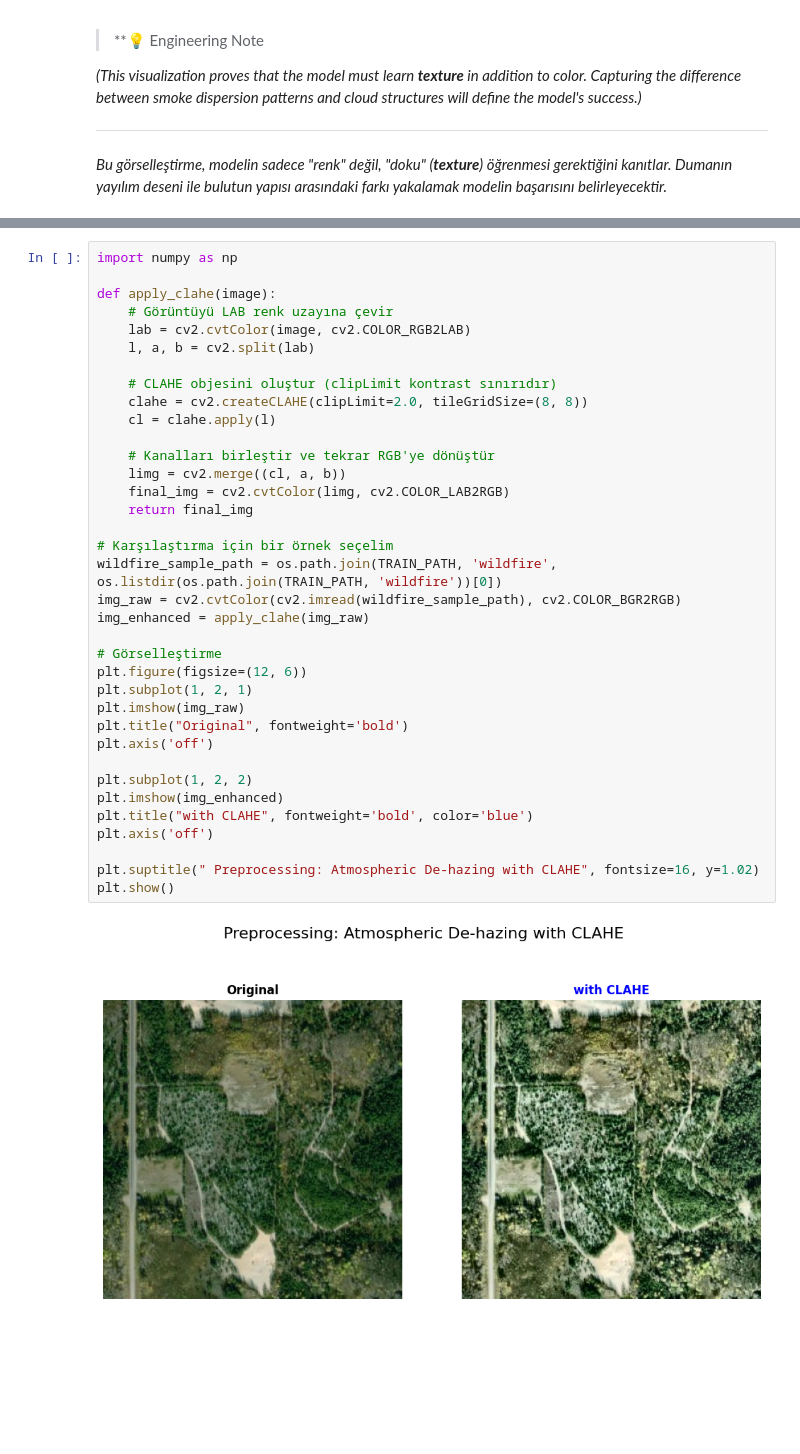
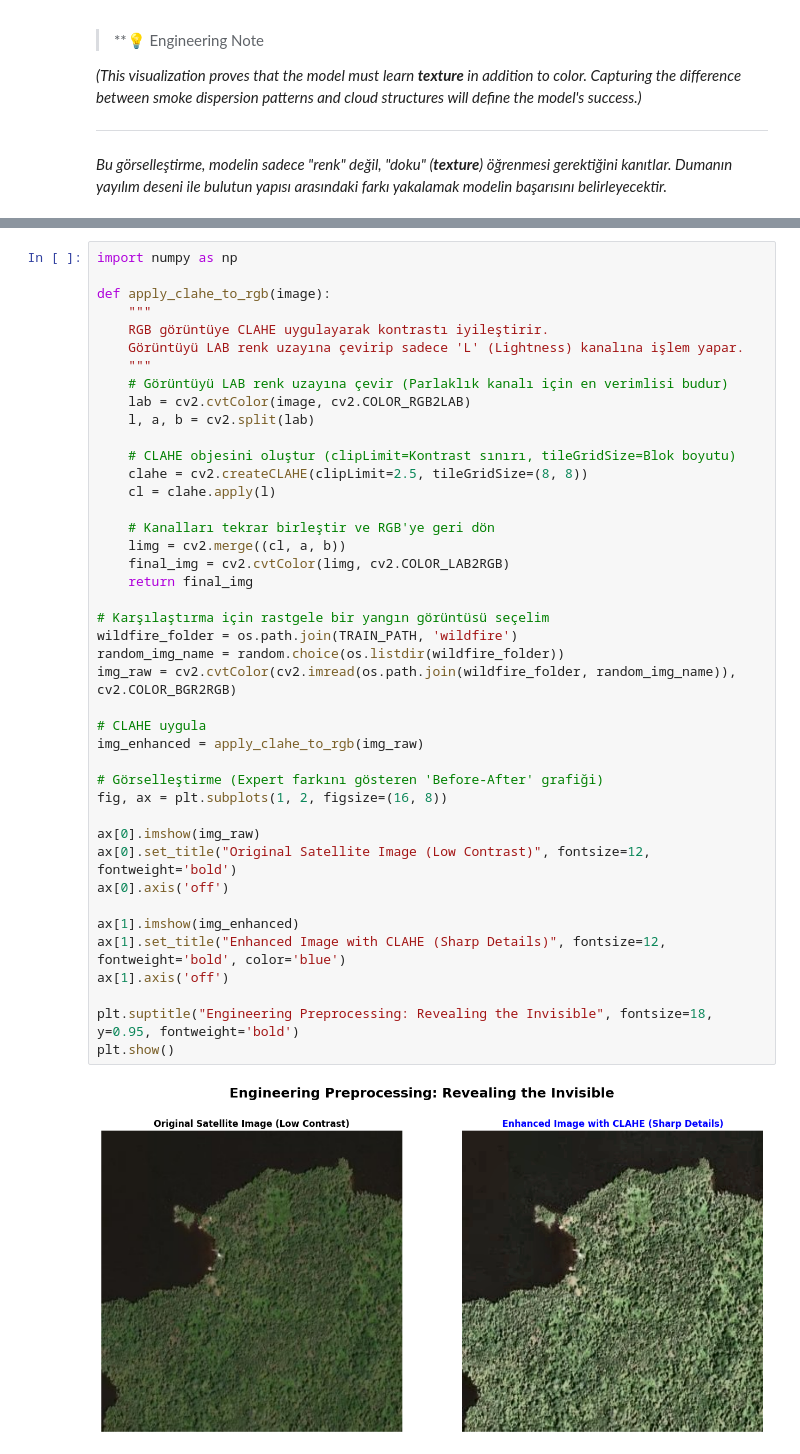
Before and after one commit to esracum/image-process-projects, a Jupyter notebook: wildfire-prediction-satellite-imagery-analysis.ipynb, the cells around one changed output, grey strips where cells are left out. Saved outputs shown, nothing was run; the diff lists cells and outputs as text; blank space fills up the shorter version.

Commit message:
Kaggle Notebook | Wildfire Prediction: Satellite Imagery Analysis  | Version 3

```diff
--- a/wildfire-prediction-satellite-imagery-analysis.ipynb
+++ b/wildfire-prediction-satellite-imagery-analysis.ipynb
@@ -141,38 +148,44 @@ Uydu görüntüleri genellikle atmosferik etkilerden dolayı düşük kontrastl
 # %%
 import numpy as np
 
-def apply_clahe(image):
-    # Görüntüyü LAB renk uzayına çevir
+def apply_clahe_to_rgb(image):
+    """
+    RGB görüntüye CLAHE uygulayarak kontrastı iyileştirir.
+    Görüntüyü LAB renk uzayına çevirip sadece 'L' (Lightness) kanalına işlem yapar.
+    """
+    # Görüntüyü LAB renk uzayına çevir (Parlaklık kanalı için en verimlisi budur)
     lab = cv2.cvtColor(image, cv2.COLOR_RGB2LAB)
     l, a, b = cv2.split(lab)
 
-    # CLAHE objesini oluştur (clipLimit kontrast sınırıdır)
-    clahe = cv2.createCLAHE(clipLimit=2.0, tileGridSize=(8, 8))
+    # CLAHE objesini oluştur (clipLimit=Kontrast sınırı, tileGridSize=Blok boyutu)
+    clahe = cv2.createCLAHE(clipLimit=2.5, tileGridSize=(8, 8))
     cl = clahe.apply(l)
 
-    # Kanalları birleştir ve tekrar RGB'ye dönüştür
+    # Kanalları tekrar birleştir ve RGB'ye geri dön
     limg = cv2.merge((cl, a, b))
     final_img = cv2.cvtColor(limg, cv2.COLOR_LAB2RGB)
     return final_img
 
-# Karşılaştırma için bir örnek seçelim
-wildfire_sample_path = os.path.join(TRAIN_PATH, 'wildfire', os.listdir(os.path.join(TRAIN_PATH, 'wildfire'))[0])
-img_raw = cv2.cvtColor(cv2.imread(wildfire_sample_path), cv2.COLOR_BGR2RGB)
-img_enhanced = apply_clahe(img_raw)
+# Karşılaştırma için rastgele bir yangın görüntüsü seçelim
+wildfire_folder = os.path.join(TRAIN_PATH, 'wildfire')
+random_img_name = random.choice(os.listdir(wildfire_folder))
+img_raw = cv2.cvtColor(cv2.imread(os.path.join(wildfire_folder, random_img_name)), cv2.COLOR_BGR2RGB)
 
-# Görselleştirme
-plt.figure(figsize=(12, 6))
-plt.subplot(1, 2, 1)
-plt.imshow(img_raw)
-plt.title("Original", fontweight='bold')
-plt.axis('off')
+# CLAHE uygula
+img_enhanced = apply_clahe_to_rgb(img_raw)
 
-plt.subplot(1, 2, 2)
-plt.imshow(img_enhanced)
-plt.title("with CLAHE", fontweight='bold', color='blue')
-plt.axis('off')
+# Görselleştirme (Expert farkını gösteren 'Before-After' grafiği)
+fig, ax = plt.subplots(1, 2, figsize=(16, 8))
 
-plt.suptitle(" Preprocessing: Atmospheric De-hazing with CLAHE", fontsize=16, y=1.02)
+ax[0].imshow(img_raw)
+ax[0].set_title("Original Satellite Image (Low Contrast)", fontsize=12, fontweight='bold')
+ax[0].axis('off')
+
+ax[1].imshow(img_enhanced)
+ax[1].set_title("Enhanced Image with CLAHE (Sharp Details)", fontsize=12, fontweight='bold', color='blue')
+ax[1].axis('off')
+
+plt.suptitle("Engineering Preprocessing: Revealing the Invisible", fontsize=18, y=0.95, fontweight='bold')
 plt.show()
 # %% [output]
-[figure, old version]
+[figure, new version]
```
Also changed, not shown: parts of 14 cells of this notebook.
